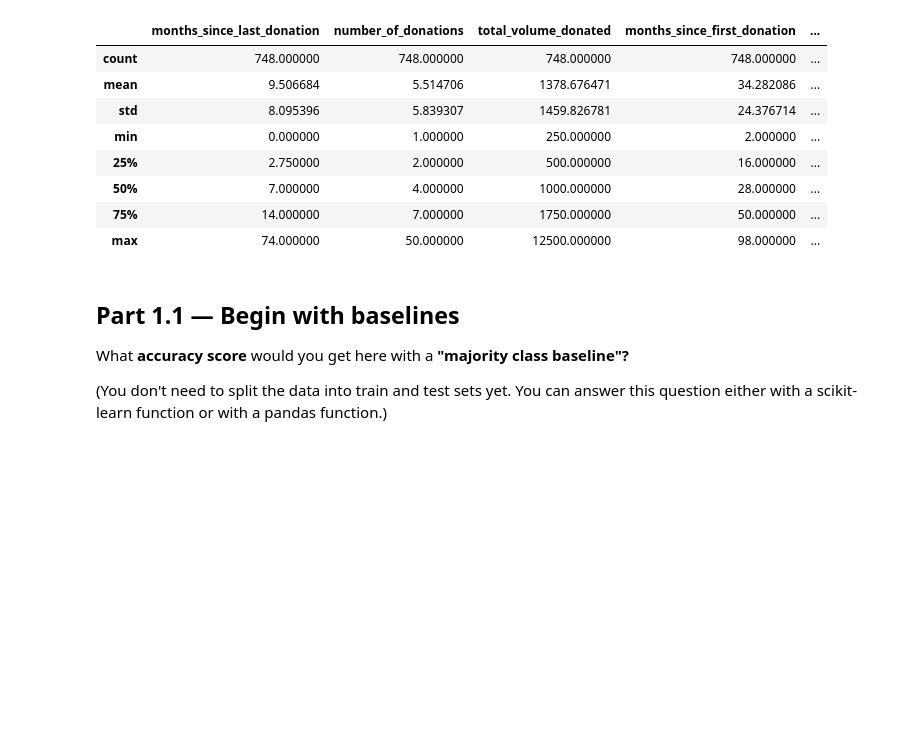
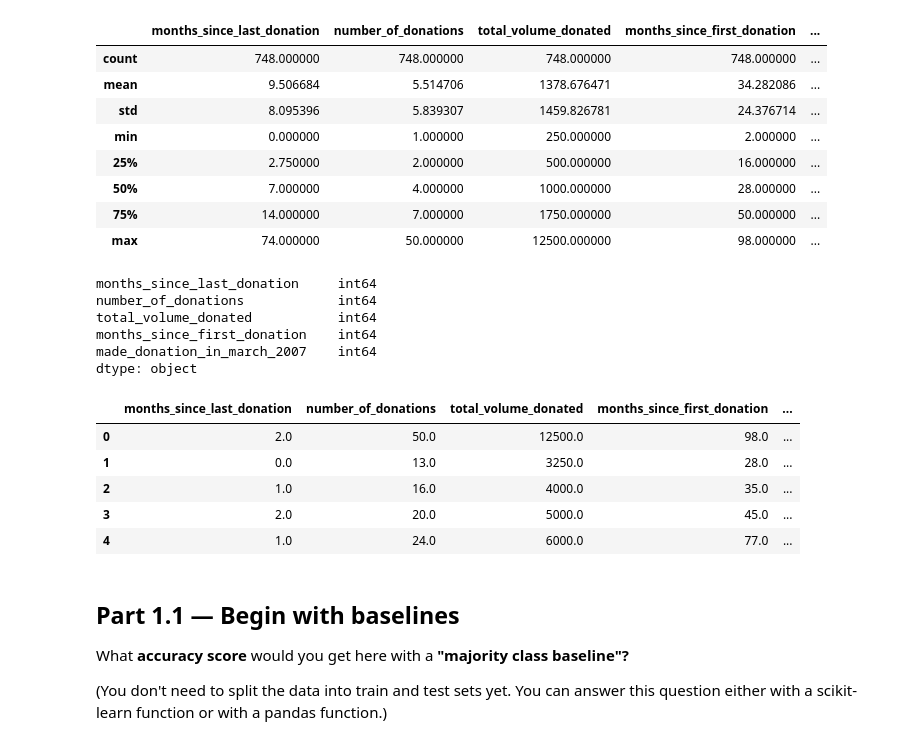
Before and after one commit to LambdaSchool/DS-Unit-2-Sprint-4-Model-Validation, a Jupyter notebook: DS_Unit_2_Sprint_Challenge_4_Model_Validation.ipynb, the cells around one changed output. Drawn from its saved outputs; the diff is of its cells as text; code cells hidden in the pictures; blank space fills up the shorter version.

```diff
--- a/DS_Unit_2_Sprint_Challenge_4_Model_Validation.ipynb
+++ b/DS_Unit_2_Sprint_Challenge_4_Model_Validation.ipynb
@@ -60,6 +60,27 @@ df.describe()
 | 50% | 7.000000 | 4.000000 | 1000.000000 | 28.000000 | ... |
 | 75% | 14.000000 | 7.000000 | 1750.000000 | 50.000000 | ... |
 | max | 74.000000 | 50.000000 | 12500.000000 | 98.000000 | ... |
+# %%
+df.dtypes
+# %% [output]
+months_since_last_donation     int64
+number_of_donations            int64
+total_volume_donated           int64
+months_since_first_donation    int64
+made_donation_in_march_2007    int64
+dtype: object
+# %%
+# I'll re-cast the whole dataset as floats to prevent annoying notifications about dtype
+# changes when running GridSearchCV
+df = df.astype('float64')
+df.head()
+# %% [output]
+|  | months_since_last_donation | number_of_donations | total_volume_donated | months_since_first_donation | ... |
+| 0 | 2.0 | 50.0 | 12500.0 | 98.0 | ... |
+| 1 | 0.0 | 13.0 | 3250.0 | 28.0 | ... |
+| 2 | 1.0 | 16.0 | 4000.0 | 35.0 | ... |
+| 3 | 2.0 | 20.0 | 5000.0 | 45.0 | ... |
+| 4 | 1.0 | 24.0 | 6000.0 | 77.0 | ... |
 # %% [markdown]
 ## Part 1.1 — Begin with baselines
 
```
Also changed, not shown: parts of 17 cells of this notebook.
